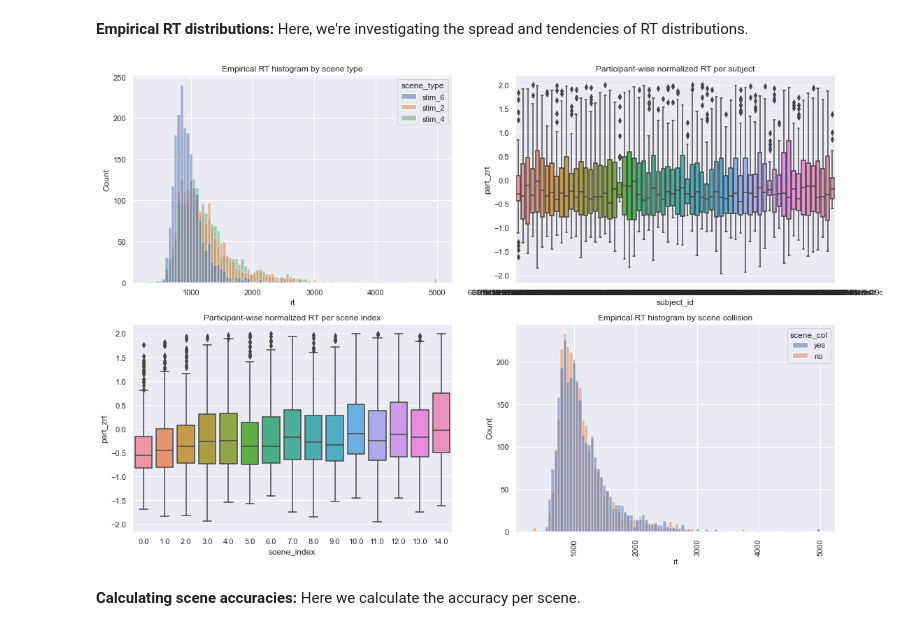
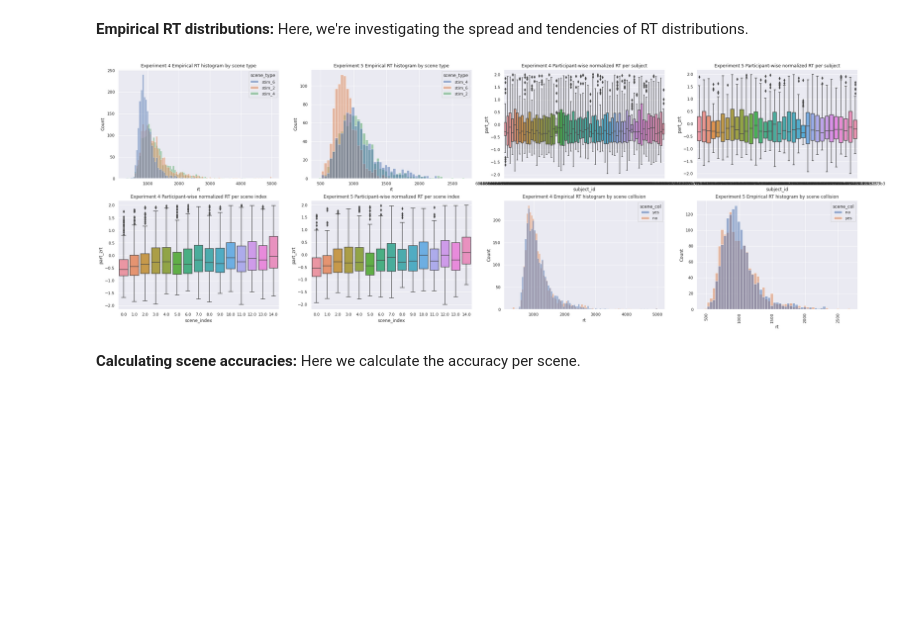
Before and after one commit to flxsosa/physics_abstraction, a Jupyter notebook: notebooks/analysis.ipynb, the cells around one changed output. Saved outputs shown, nothing was run; the diff lists cells and outputs as text; code cells hidden in the pictures; blank space fills up the shorter version.

Commit message:
updated plots to show results from experiments 4 and 5

```diff
--- a/notebooks/analysis.ipynb
+++ b/notebooks/analysis.ipynb
@@ -234,19 +237,29 @@ sns.lineplot(x="scene_index",y="part_zrt",hue="scene_type",data=responses.loc[re
 # %% [markdown]
 **Empirical RT distributions:** Here, we're investigating the spread and tendencies of RT distributions.
 # %%
-fig, axs = plt.subplots(2,2,figsize=(18,12))
+fig, axs = plt.subplots(2,4,figsize=(36,12))
 # Title subplots
-axs[0,0].title.set_text("Empirical RT histogram by scene type")
-axs[0,1].title.set_text("Participant-wise normalized RT per subject")
-axs[1,0].title.set_text("Participant-wise normalized RT per scene index")
-axs[1,1].title.set_text("Empirical RT histogram by scene collision")
-sns.histplot(x="rt",data=responses,hue='scene_type',ax=axs[0,0])
-sns.boxplot(x='subject_id',y='part_zrt',data=responses,ax=axs[0,1])
-sns.boxplot(x='scene_index',y='part_zrt',data=responses,ax=axs[1,0])
-sns.histplot(x="rt",data=responses,hue='scene_col',ax=axs[1,1])
+axs[0,0].title.set_text("Experiment 4 Empirical RT histogram by scene type")
+axs[0,1].title.set_text("Experiment 5 Empirical RT histogram by scene type")
+axs[0,2].title.set_text("Experiment 4 Participant-wise normalized RT per subject")
+axs[0,3].title.set_text("Experiment 5 Participant-wise normalized RT per subject")
+
+axs[1,0].title.set_text("Experiment 4 Participant-wise normalized RT per scene index")
+axs[1,1].title.set_text("Experiment 5 Participant-wise normalized RT per scene index")
+axs[1,2].title.set_text("Experiment 4 Empirical RT histogram by scene collision")
+axs[1,3].title.set_text("Experiment 5 Empirical RT histogram by scene collision")
+
+sns.histplot(x="rt",data=responses.loc[responses.experiment_version==4],hue='scene_type',ax=axs[0,0])
+sns.histplot(x="rt",data=responses.loc[responses.experiment_version==5],hue='scene_type',ax=axs[0,1])
+sns.boxplot(x='subject_id',y='part_zrt',data=responses.loc[responses.experiment_version==4],ax=axs[0,2])
+sns.boxplot(x='subject_id',y='part_zrt',data=responses.loc[responses.experiment_version==5],ax=axs[0,3])
+sns.boxplot(x='scene_index',y='part_zrt',data=responses.loc[responses.experiment_version==4],ax=axs[1,0])
+sns.boxplot(x='scene_index',y='part_zrt',data=responses.loc[responses.experiment_version==5],ax=axs[1,1])
+sns.histplot(x="rt",data=responses.loc[responses.experiment_version==4],hue='scene_col',ax=axs[1,2])
+sns.histplot(x="rt",data=responses.loc[responses.experiment_version==5],hue='scene_col',ax=axs[1,3])
 plt.xticks(rotation=90);
 # %% [output]
-[figure, old version]
+[figure, new version]
 # %% [markdown]
 **Calculating scene accuracies:** Here we calculate the accuracy per scene.
 # %%
```
Also changed, not shown: parts of 14 cells of this notebook.
